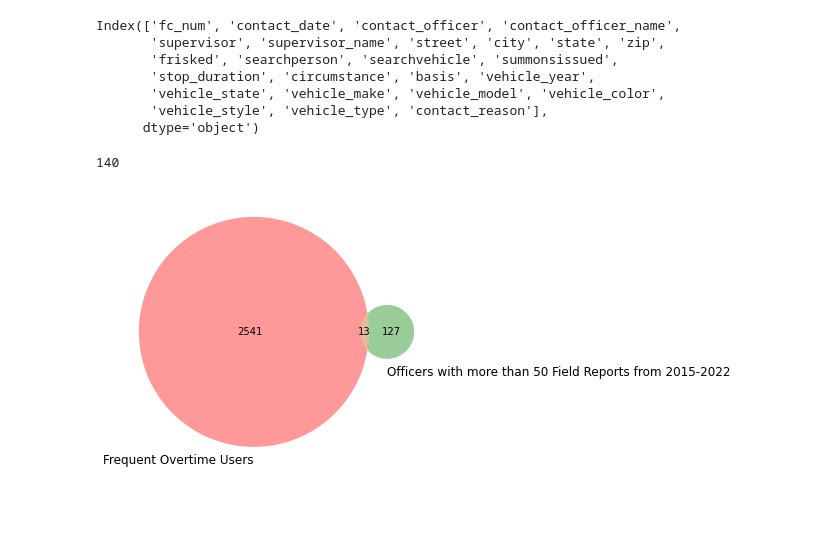
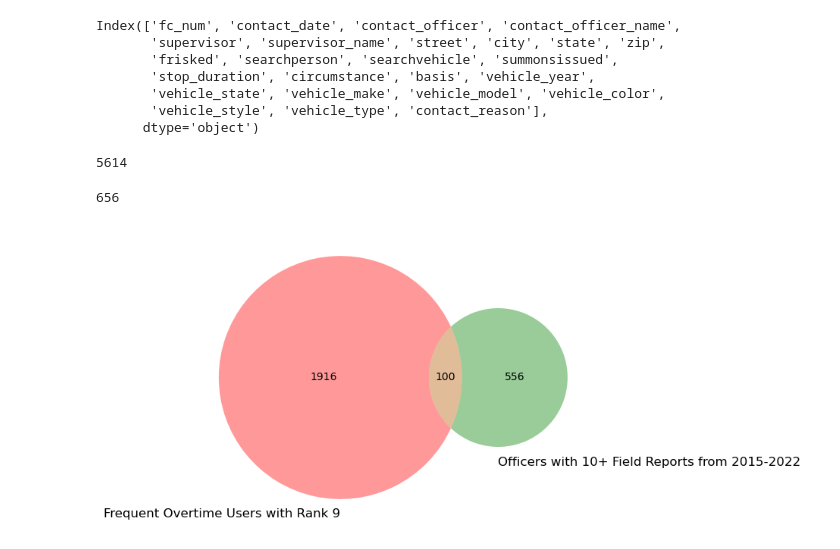
Before and after one commit to BU-Spark/ds-police-overtime, a Jupyter notebook: fa23-team-f/Notebooks/ExtensionQuestion.ipynb, the cells around one changed output. Drawn from its saved outputs; the diff is of its cells as text; code cells hidden in the pictures; blank space fills up the shorter version.

Commit message:
added README and Report as well as updates to files

```diff
--- a/fa23-team-f/Notebooks/ExtensionQuestion.ipynb
+++ b/fa23-team-f/Notebooks/ExtensionQuestion.ipynb
@@ -219,0 +263,11 @@ Text(0.5, 1.0, 'Police budget vs Overtime Pay from 2015-2022')
+# %%
+from sklearn.linear_model import LinearRegression
+from sklearn.metrics import r2_score
+import statsmodels.api as sm
+
+df = pd.DataFrame({'overtime': overtime, 'crime': crimes}, index=years)
+x1=df['overtime']
+y=df['crime']
+x = sm.add_constant(x1)
+results=sm.OLS(y,x).fit()
+results.summary()
@@ -219,0 +296,7 @@ Text(0.5, 1.0, 'Police budget vs Overtime Pay from 2015-2022')
+# %%
+df = pd.DataFrame({'budgets': budgets, 'crime': crimes}, index=years)
+x1=df['budgets']
+y=df['crime']
+x = sm.add_constant(x1)
+results=sm.OLS(y,x).fit()
+results.summary()
@@ -320,15 +425,20 @@ officerNames22 = field2022['contact_officer'].value_counts()
 # %%
 combinedOfficer = pd.concat([officerNames15, officerNames16, officerNames17, officerNames18, officerNames19, officerNames20, officerNames21, officerNames22], axis=0, sort=True)
 # combinedOfficer = combinedOfficer.value_counts()
-combinedOfficer = combinedOfficer[combinedOfficer > 50]
+print(len(combinedOfficer))
+combinedOfficer = combinedOfficer[combinedOfficer > 10]
+# %% [output]
+5614
 # %%
 combinedOfficer = set(combinedOfficer.index)
 
 len(combinedOfficer)
 # %% [output]
-140
+656
 # %%
 overtimeUsers = pd.read_csv("../data/Overtime/frequent overtime users1.csv")
+overtimeUsers = overtimeUsers[overtimeUsers['Rank'] == 9]
+# overtimeUsers = overtimeUsers.nlargest(191, columns="overtime_count")
 
 overtimeUsersId = overtimeUsers['Emp_ID']
 # %%
@@ -339,17 +449,17 @@ employeeIdOvertime = set(employeeIdOvertime)
 # %%
 from matplotlib_venn import venn2
 import matplotlib.pyplot as plt
 
 employee_ids1 = set(employeeIdOvertime)
 employee_ids2 = combinedOfficer
 
-plt.figure(figsize=(8, 5), facecolor='white')
+plt.figure(figsize=(10, 5), facecolor='white')
 
 venn_labels = {'10': f"Series 1 Only\n{len(employee_ids1 - employee_ids2)}", '01': f"Series 2 Only\n{len(employee_ids2 - employee_ids1)}", '11': f"Overlap\n{len(employee_ids1 & employee_ids2)}"}
 venn2(subsets=(len(employee_ids1 - employee_ids2), len(employee_ids2 - employee_ids1), len(employee_ids1 & employee_ids2)),
-      set_labels = ('Frequent Overtime Users', 'Officers with more than 50 Field Reports from 2015-2022')
+      set_labels = ('Frequent Overtime Users with Rank 9', 'Officers with 10+ Field Reports from 2015-2022')
 )
 # Show the plot
 plt.show()
 # %% [output]
-[figure, old version]
+[figure, new version]
```
Also changed, not shown: parts of 22 cells of this notebook, 20 other files.
